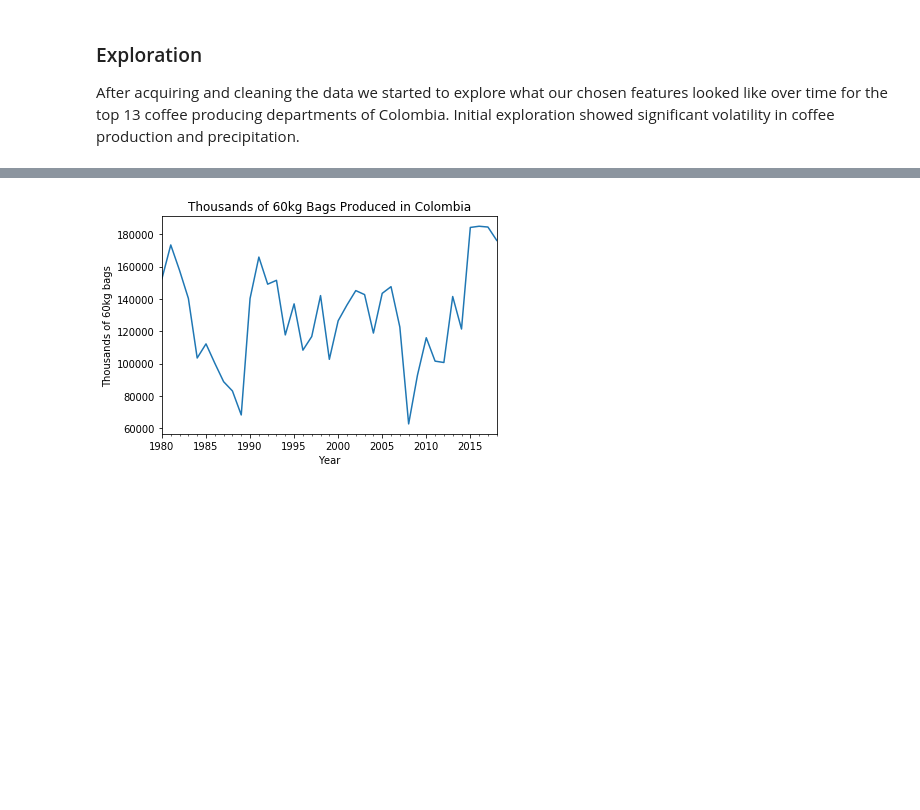
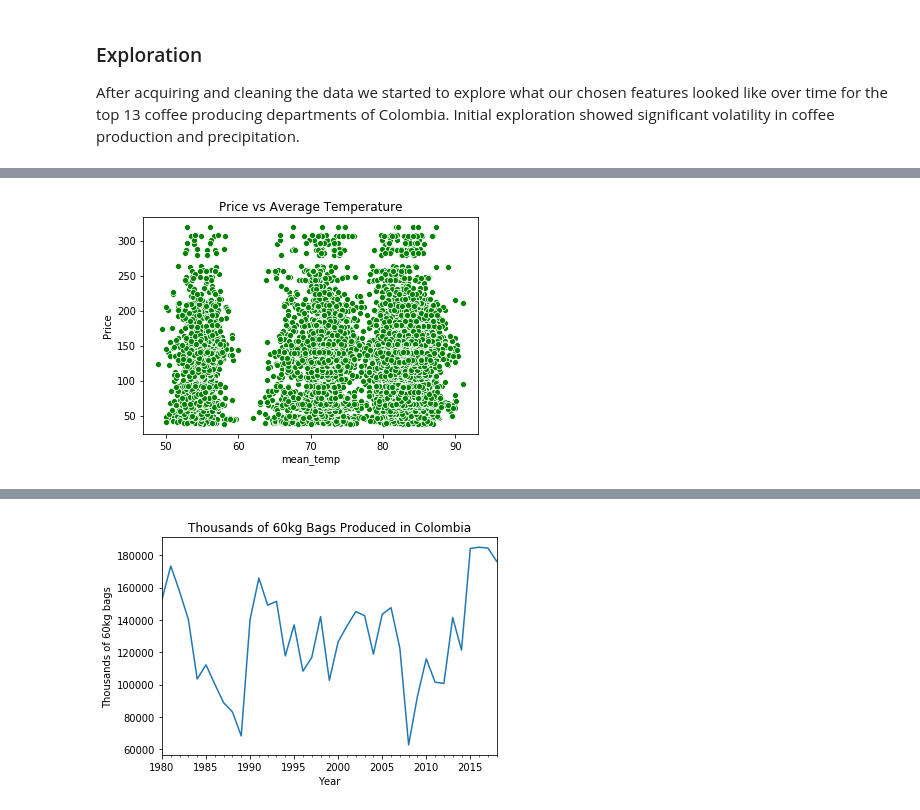
Before and after one commit to Data-Robusta/data-robusta, a Jupyter notebook: data_robusta_final.ipynb, the cells around one changed output, grey strips where cells are left out. Cells and saved outputs as stored; diff of their text form; code cells hidden in the pictures; blank space fills up the shorter version.

```diff
--- a/data_robusta_final.ipynb
+++ b/data_robusta_final.ipynb
@@ -48 +48,6 @@ explore.events_over_time(df2)
+# %%
+# Look at the correlation between price and average temperature
+explore.corr_price_and_temp(df)
+# %% [output]
+[figure, added]
 # %%
```
Also changed, not shown: parts of 9 cells of this notebook.
